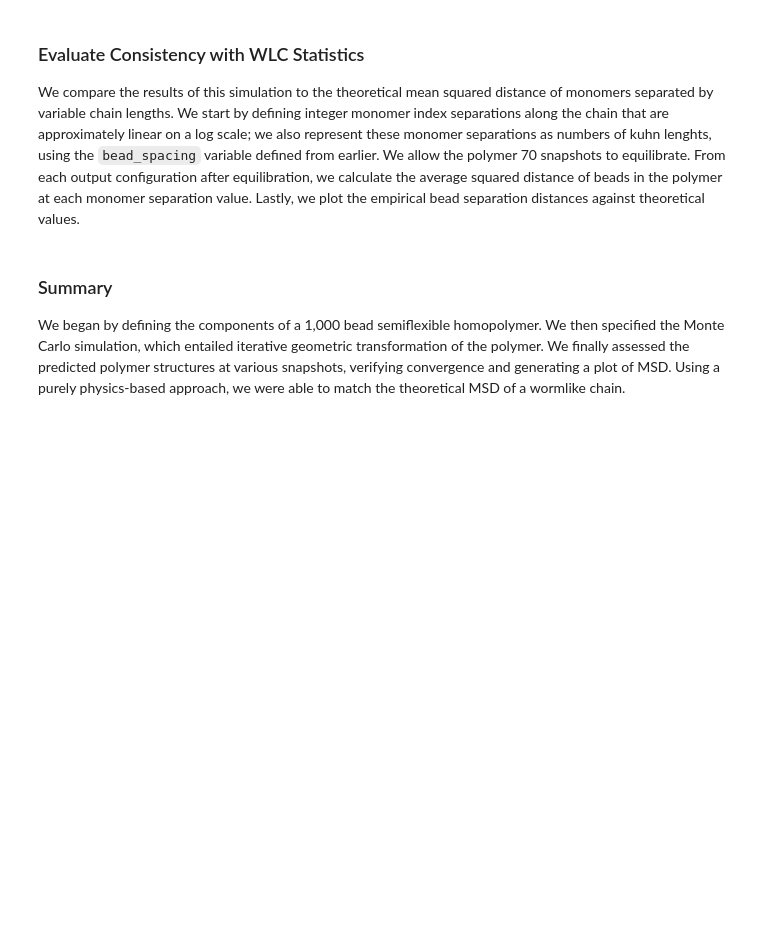
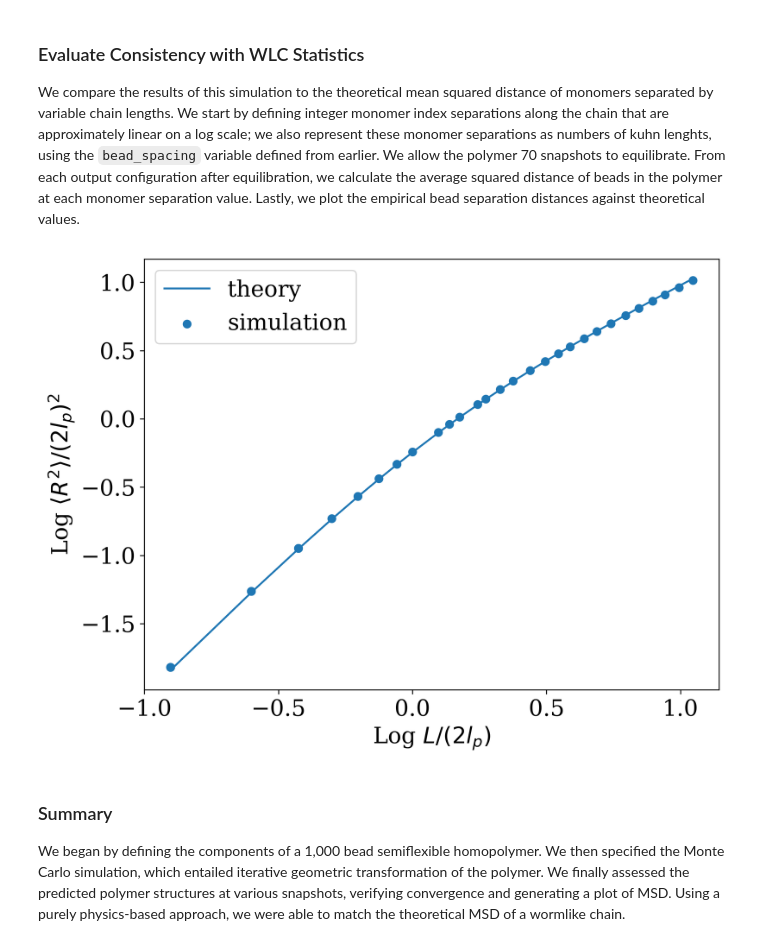
Before and after one commit to SpakowitzLab/chromo, a Jupyter notebook: doc/examples/semiflexible_homopolymer.ipynb, the cells around one changed output. Cells and saved outputs as stored; diff of their text form; code cells hidden in the pictures; blank space fills up the shorter version.

```diff
--- a/doc/examples/semiflexible_homopolymer.ipynb
+++ b/doc/examples/semiflexible_homopolymer.ipynb
@@ -64,5 +70,6 @@ polymer = SSWLC.gaussian_walk_polymer(
     'poly_1',
     num_beads,
     bead_spacing,
-    lp=lp
+    lp=lp,
+    binder_names=np.array(["null_reader"])
 )
@@ -269,7 +284,7 @@ monomer_separation_kuhn = monomer_separation * (bead_spacing / lp / 2)
 # %%
 lp = 100
 kuhn_length = 2 * lp
-num_equilibration = 70
+num_equilibration = 150
 all_r2 = []
 
 for i, f in enumerate(output_files):
@@ -297,21 +312,20 @@ average_squared_e2e = np.mean(all_r2, axis=0)
 # %%
 font = {'family': 'serif',
         'weight': 'normal',
         'size': 18}
 plt.rc('font', **font)
 
-plt.figure(figsize=(8,6))
+plt.figure(figsize=(8,6), dpi=300)
 plt.scatter(np.log10(monomer_separation_kuhn), np.log10(average_squared_e2e), label="simulation")
 plt.xlabel(r"Log $L/(2l_p)$")
 plt.ylabel(r"Log $\langle R^2 \rangle /(2l_p)^2$")
-r2_theory = 2 * (
-        monomer_separation_kuhn / 2 -
-        (1 - np.exp(-2 * monomer_separation_kuhn)) / (2) ** 2
-)
+r2_theory = monomer_separation_kuhn - 1/2 + np.exp(-2 * monomer_separation_kuhn)/2
 plt.plot(np.log10(monomer_separation_kuhn), np.log10(r2_theory), label="theory")
 plt.legend()
 plt.tight_layout()
 plt.show()
+# %% [output]
+[figure, added]
 # %% [markdown]
 ### Summary
 
```
Also changed, not shown: parts of 9 cells of this notebook, 24 other files.
